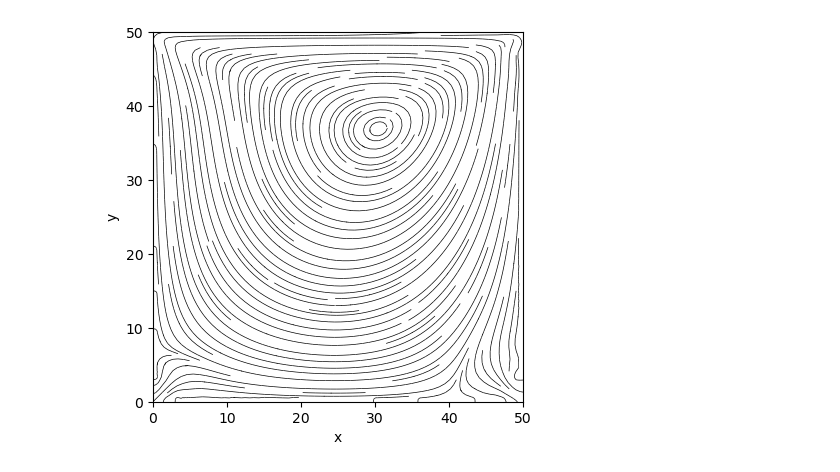
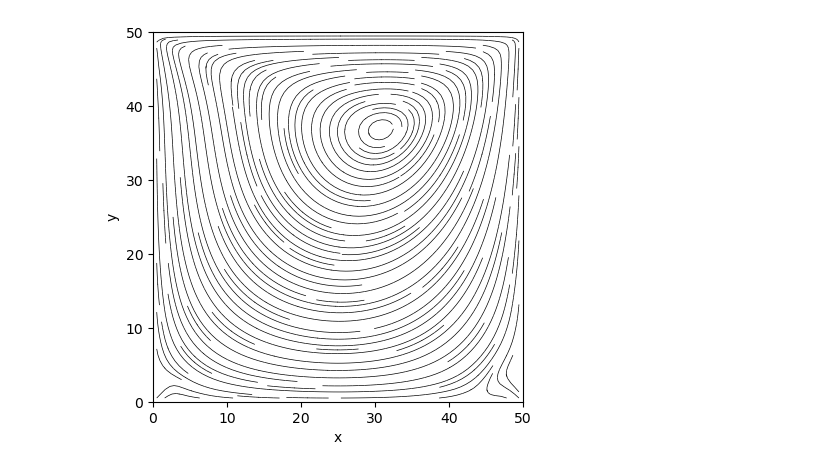
Before and after one commit to shohirose/lbm-simulator, a Jupyter notebook: plot.ipynb, the cells around one changed output. Saved outputs shown, nothing was run; the diff lists cells and outputs as text; code cells hidden in the pictures.

Commit message:
Update plot

```diff
--- a/plot.ipynb
+++ b/plot.ipynb
@@ -38,26 +38,28 @@ slip = 4.480000e-04
 # %%
 j = None
 with open(Path('data/cavity.json'), mode='r') as f:
     j = json.load(f)
 
 nx = j["gridShape"][0]
 ny = j["gridShape"][1]
+lx = float(nx - 2)
+ly = float(ny - 2)
 
 x = np.linspace(0, float(nx) - 1, nx) - 0.5
 y = np.linspace(0, float(ny) - 1, ny) - 0.5
 xv, yv = np.meshgrid(x, y)
 
 ux = np.loadtxt(Path(j["outputDirectory"]) / Path("ux.txt"))
 uy = np.loadtxt(Path(j["outputDirectory"]) / Path("uy.txt"))
 
 fig = plt.figure()
 ax = fig.add_subplot(111)
-ax.streamplot(xv, yv, ux, uy, density=2, color="k", arrowstyle="-",
-              linewidth=0.5)
+ax.streamplot(xv[1:-1, 1:-1], yv[1:-1, 1:-1], ux[1:-1, 1:-1], uy[1:-1, 1:-1],
+              density=2, color="k", arrowstyle="-", linewidth=0.5)
 ax.set_xlabel("x")
 ax.set_ylabel("y")
-ax.set_xbound([0, 50])
-ax.set_ybound([0, 50])
+ax.set_xbound([0, lx])
+ax.set_ybound([0, ly])
 ax.set_aspect('equal')
 # %% [output]
-[figure, old version]
+[figure, new version]
```
Also changed, not shown: parts of 1 cell of this notebook.
